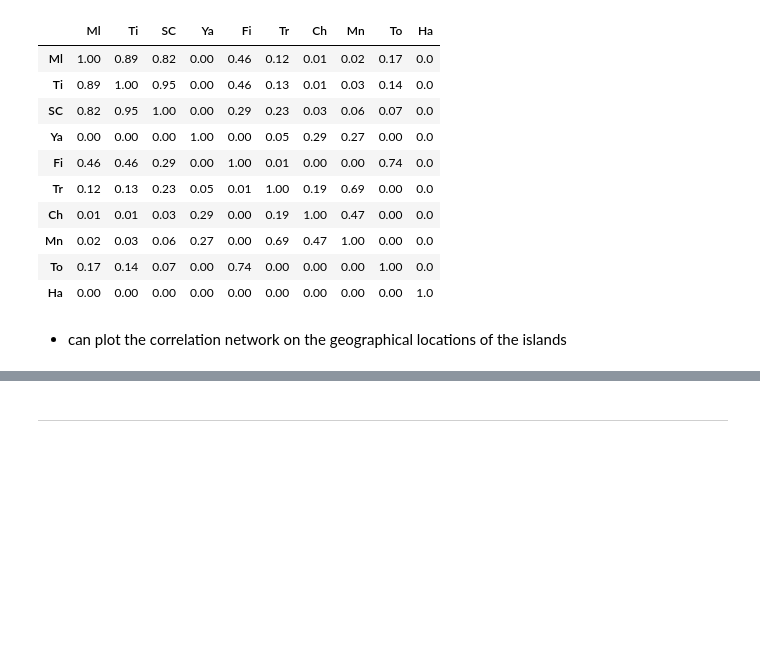
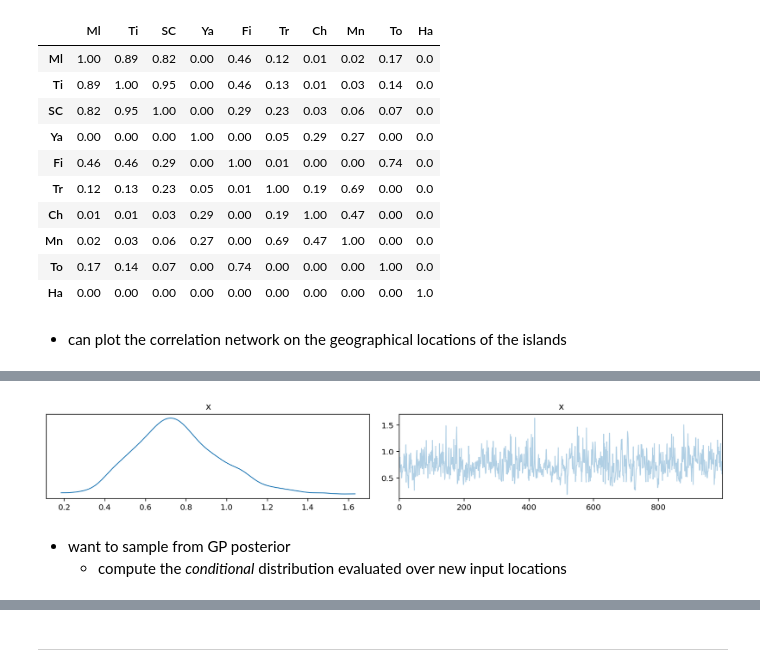
Before and after one commit to jhrcook/bayesian-analysis-with-python_e2, a Jupyter notebook: 07_gaussian-processes.ipynb, the cells around one changed output, grey strips where cells are left out. Cells and saved outputs as stored; diff of their text form; code cells hidden in the pictures; blank space fills up the shorter version.

```diff
--- a/07_gaussian-processes.ipynb
+++ b/07_gaussian-processes.ipynb
@@ -381,7 +383,7 @@ islands_dist.round(1)
 | Hawaii | 5.7 | 5.3 | 5.4 | 7.2 | 4.9 | 6.7 | 5.8 | 6.7 | 5.0 | 0.0 |
 # %%
 # Data about island-societies.
-islands = pd.read_csv(Path("data", "islands.csv"))
+islands = pd.read_csv(data_path / "islands.csv")
 islands.round(1)
 # %% [output]
 |  | culture | population | contact | total_tools | mean_TU | lat | lon | lon2 | logpop |
@@ -563,0 +600,8 @@ network_data = pd.DataFrame(network_data)
+# %%
+with pm.Model() as model_iris:
+    l = pm.Gamma("l", 2, 0.5)
+    cov = pm.gp.cov.ExpQuad(1, l)
+    gp = pm.gp.Latent(cov_func=cov)
+    f = gp.prior("f", X=X_1)
+    y = pm.Bernoulli("y", p=pm.math.sigmoid(f), observed=data_y)
+    trace_iris = pm.sample(1000, chains=1, compute_convergence_checks=False)
@@ -563,0 +615,8 @@ network_data = pd.DataFrame(network_data)
+# %%
+az.plot_trace(trace_iris["l"])
+plt.show()
+# %% [output]
+[figure, added]
+# %% [markdown]
+- want to sample from GP posterior
+    - compute the *conditional* distribution evaluated over new input locations
```
Also changed, not shown: parts of 33 cells of this notebook.
